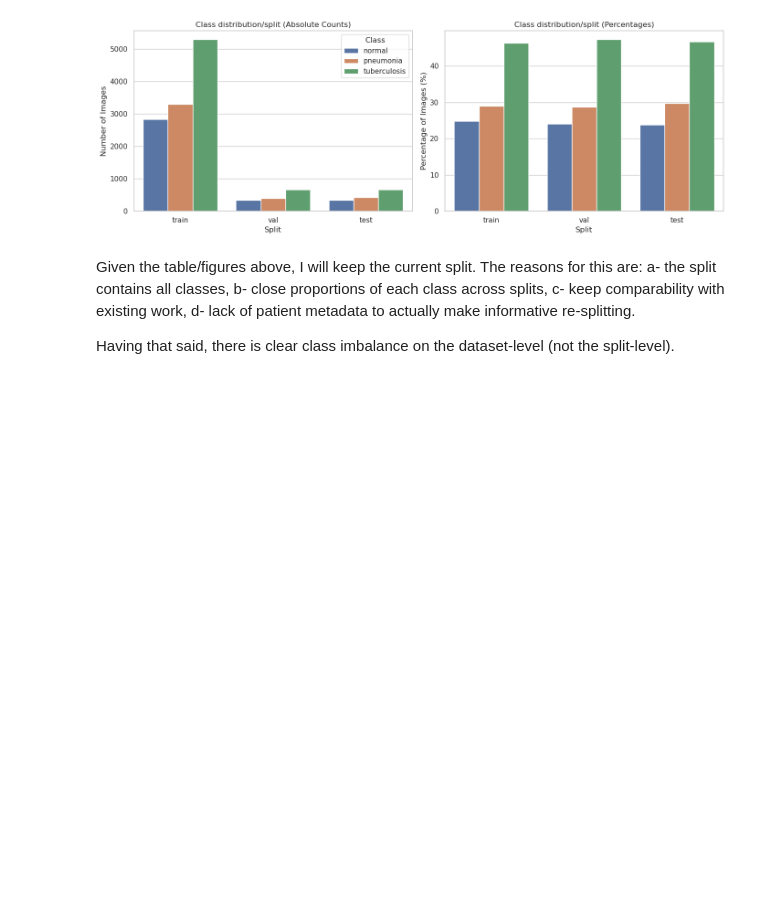
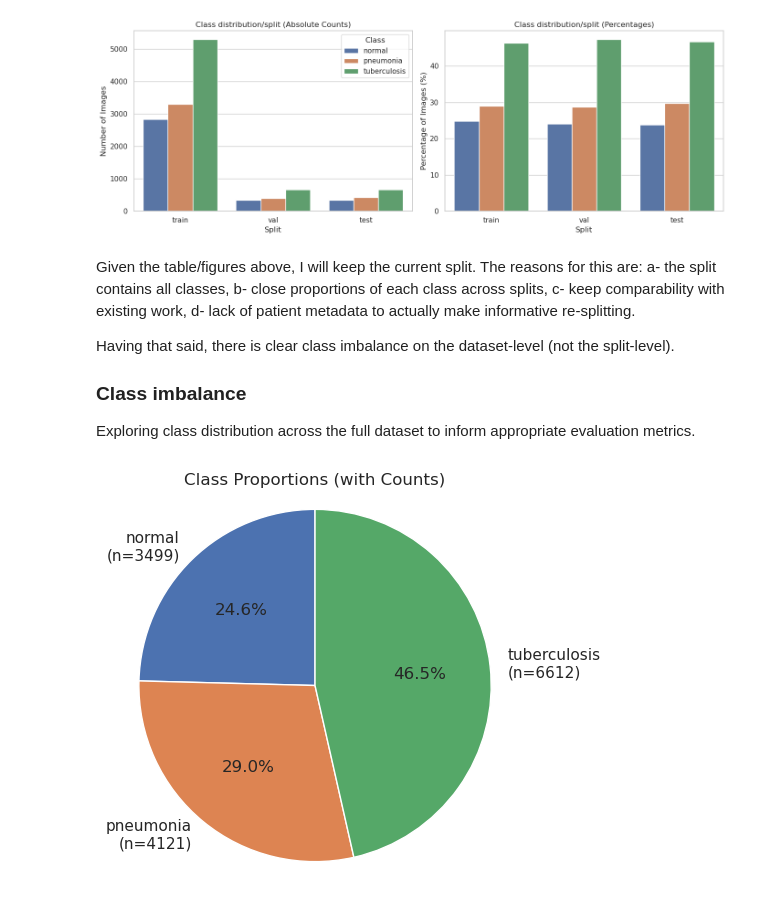
Before and after one commit to RamyGadalla/chest-xray-classification-ramygadalla, a Jupyter notebook: notebooks/01_ExploratoryDataAnaylsis.ipynb, the cells around one changed output. Saved outputs shown, nothing was run; the diff lists cells and outputs as text; code cells hidden in the pictures; blank space fills up the shorter version.

```diff
--- a/notebooks/01_ExploratoryDataAnaylsis.ipynb
+++ b/notebooks/01_ExploratoryDataAnaylsis.ipynb
@@ -725,3 +725,52 @@ c- keep comparability with existing work,
 d- lack of patient metadata to actually make informative re-splitting.
 
 Having that said, there is clear class imbalance on the dataset-level (not the split-level).
+
+### Class imbalance
+Exploring class distribution across the full dataset to inform appropriate evaluation metrics.
+# %%
+DATA_DIR = Path("../data/interim_deduped")
+
+records = []
+for img_path in DATA_DIR.rglob("*.jpg"):
+    records.append({
+        "path": str(img_path),
+        "label": img_path.parent.name
+    })
+
+classes_df = pd.DataFrame(records)
+
+classes_df.head()
+
+class_distribution = (
+    labels_df
+    .groupby("label")
+    .size()
+    .reset_index(name="count")
+)
+
+class_distribution["proportion"] = (
+    class_distribution["count"] / class_distribution["count"].sum()
+)
+
+class_distribution
+class_distribution.to_csv("../data/interim_deduped/class_distribution.csv", index=False)
+# %%
+plt.figure(figsize=(5, 5))
+plt.pie(
+    class_distribution["proportion"],
+    labels=[
+        f"{lbl}\n(n={cnt})"
+        for lbl, cnt in zip(
+            class_distribution["label"],
+            class_distribution["count"]
+        )
+    ],
+    autopct="%.1f%%",
+    startangle=90
+)
+plt.title("Class Proportions (with Counts)")
+plt.axis("equal")
+plt.show()
+# %% [output]
+[figure, added]
```
Also changed, not shown: parts of 2 cells of this notebook.
